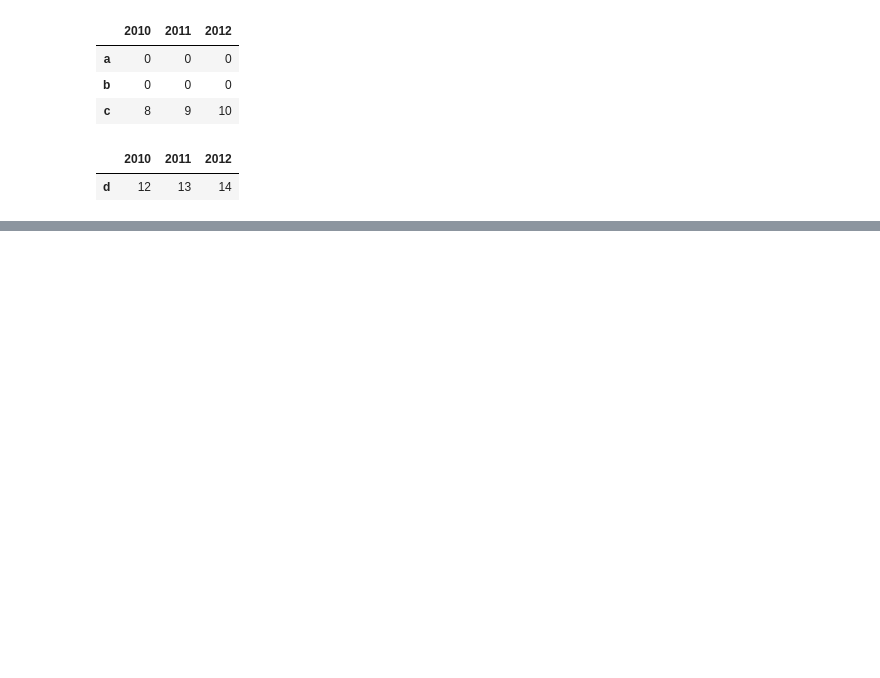
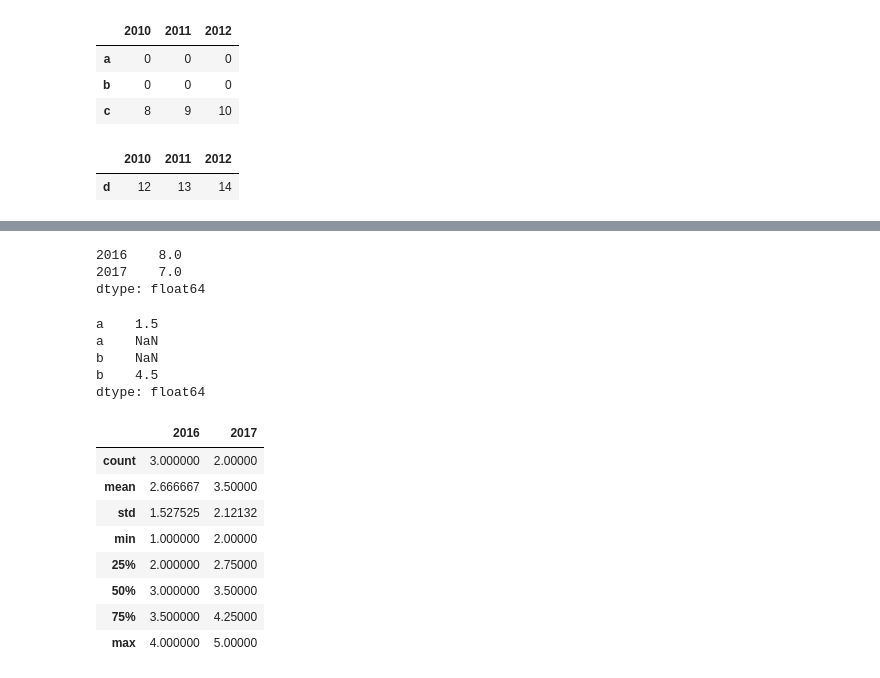
Before and after one commit to jalquisola/MachineLearningProjects, a Jupyter notebook: Pandas/Getting-Started-with-Pandas.ipynb, the cells around one changed output, grey strips where cells are left out. Cells and saved outputs as stored; diff of their text form; code cells hidden in the pictures; blank space fills up the shorter version.

```diff
--- a/Pandas/Getting-Started-with-Pandas.ipynb
+++ b/Pandas/Getting-Started-with-Pandas.ipynb
@@ -472,0 +869,3 @@ df.ix[df['2011'] > 10, :3]
+# %%
+df = DataFrame([[1,2], [3, np.nan], [np.nan, np.nan], [4,5]], index=list('aabb'), columns=['2016', '2017'])
+df
@@ -472,0 +878,26 @@ df.ix[df['2011'] > 10, :3]
+# %%
+df.sum() #get the total of the columns
+# %% [output]
+2016    8.0
+2017    7.0
+dtype: float64
+# %%
+df.mean(axis=1, skipna=False)
+# %% [output]
+a    1.5
+a    NaN
+b    NaN
+b    4.5
+dtype: float64
+# %%
+df.describe() # commonly used summary statistics
+# %% [output]
+|  | 2016 | 2017 |
+| count | 3.000000 | 2.00000 |
+| mean | 2.666667 | 3.50000 |
+| std | 1.527525 | 2.12132 |
+| min | 1.000000 | 2.00000 |
+| 25% | 2.000000 | 2.75000 |
+| 50% | 3.000000 | 3.50000 |
+| 75% | 3.500000 | 4.25000 |
+| max | 4.000000 | 5.00000 |
```
Also changed, not shown: parts of 83 cells of this notebook, 6 other files.
